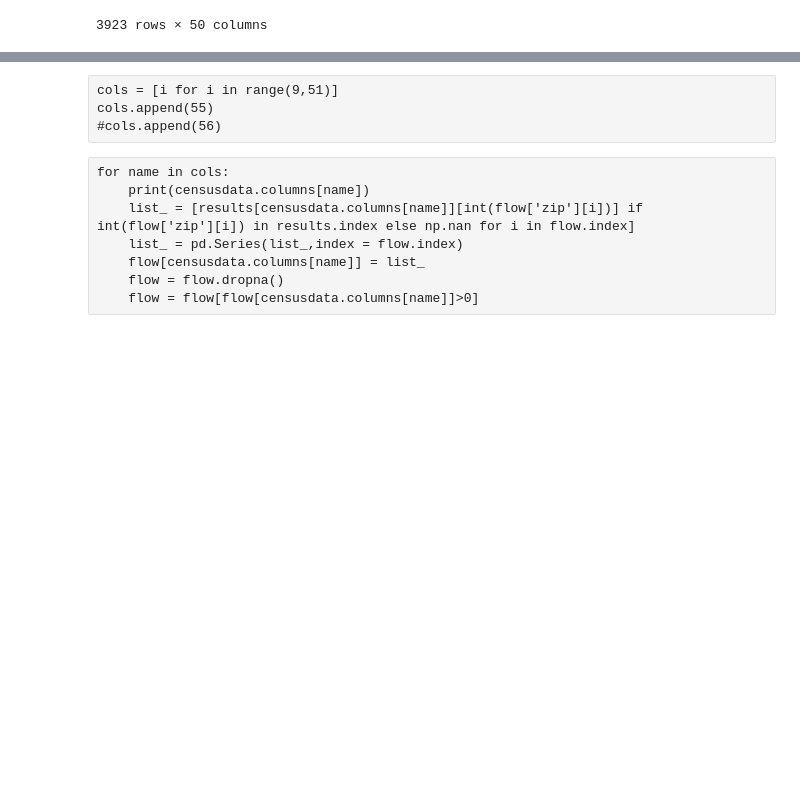
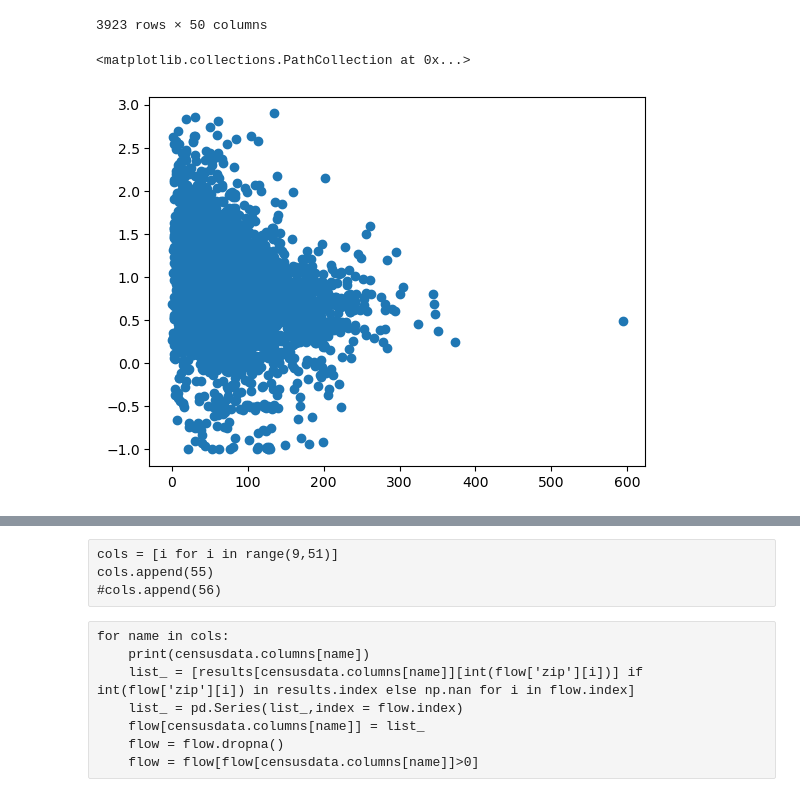
Before and after one commit to suyanpengzhang/Traffic-Analysis, a Jupyter notebook: Regression Sensors.ipynb, the cells around one changed output, grey strips where cells are left out. Cells and saved outputs as stored; diff of their text form; code cells hidden in the pictures; blank space fills up the shorter version.

```diff
--- a/Regression Sensors.ipynb
+++ b/Regression Sensors.ipynb
@@ -44,3 +47,8 @@ flow = flow[flow['percentage_change_05']<=3]
 average_percentage_change = [(flow['percentage_change_06'][i]+flow['percentage_change_05'][i])/2 for i in flow.index]
 average_percentage_change = pd.Series(average_percentage_change,index = flow.index)
 flow['average_percentage_change']=average_percentage_change
+# %%
+plt.scatter(flow['2020_05'],flow['percentage_change_05'])
+# %% [output]
+<matplotlib.collections.PathCollection at 0x...>
+[figure, added]
```
Also changed, not shown: parts of 11 cells of this notebook.
